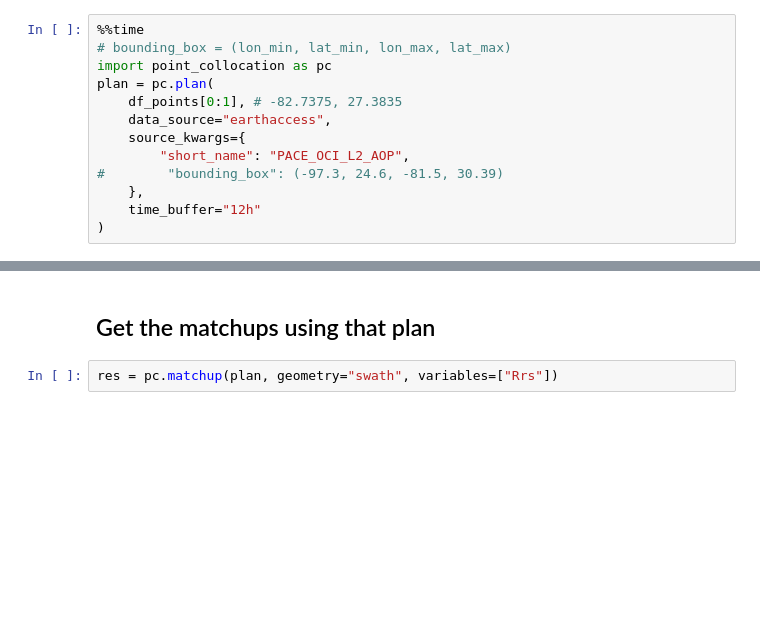
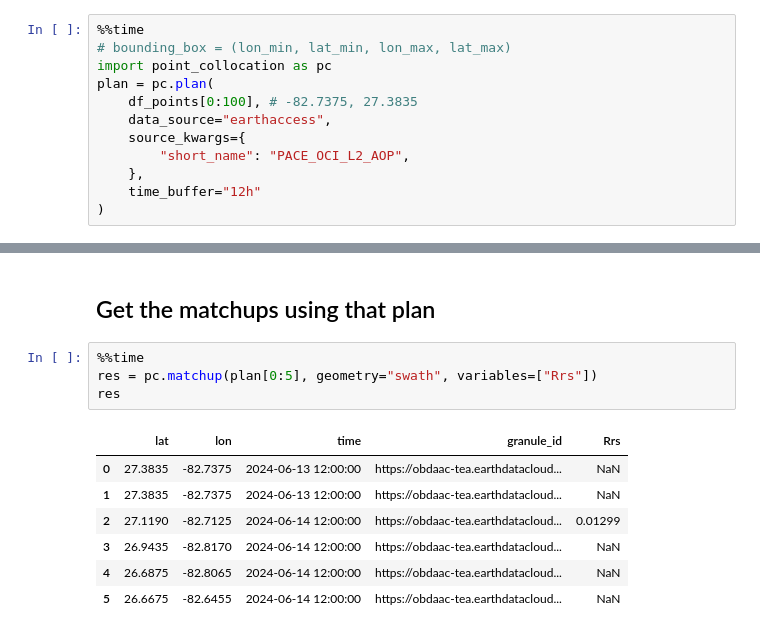
Before and after one commit to fish-pace/point-collocation, a Jupyter notebook: examples/l2_examples.ipynb, the cells around one changed output, grey strips where cells are left out. Drawn from its saved outputs; the diff is of its cells as text; blank space fills up the shorter version.

```diff
--- a/examples/l2_examples.ipynb
+++ b/examples/l2_examples.ipynb
@@ -166,11 +163,10 @@ np.float64(-97.243)
 # bounding_box = (lon_min, lat_min, lon_max, lat_max)
 import point_collocation as pc
 plan = pc.plan(
-    df_points[0:1], # -82.7375, 27.3835
+    df_points[0:100], # -82.7375, 27.3835
     data_source="earthaccess",
     source_kwargs={
         "short_name": "PACE_OCI_L2_AOP",
-#        "bounding_box": (-97.3, 24.6, -81.5, 30.39)
     },
     time_buffer="12h"
 )
@@ -202,5 +229,15 @@ Variables  : []
 # %% [markdown]
 ## Get the matchups using that plan
 # %%
-res = pc.matchup(plan, geometry="swath", variables=["Rrs"])
+%%time
+res = pc.matchup(plan[0:5], geometry="swath", variables=["Rrs"])
+res
+# %% [output]
+|  | lat | lon | time | granule_id | Rrs |
+| 0 | 27.3835 | -82.7375 | 2024-06-13 12:00:00 | https://obdaac-tea.earthdatacloud... | NaN |
+| 1 | 27.3835 | -82.7375 | 2024-06-13 12:00:00 | https://obdaac-tea.earthdatacloud... | NaN |
+| 2 | 27.1190 | -82.7125 | 2024-06-14 12:00:00 | https://obdaac-tea.earthdatacloud... | 0.01299 |
+| 3 | 26.9435 | -82.8170 | 2024-06-14 12:00:00 | https://obdaac-tea.earthdatacloud... | NaN |
+| 4 | 26.6875 | -82.8065 | 2024-06-14 12:00:00 | https://obdaac-tea.earthdatacloud... | NaN |
+| 5 | 26.6675 | -82.6455 | 2024-06-14 12:00:00 | https://obdaac-tea.earthdatacloud... | NaN |
 # %%
```
Also changed, not shown: parts of 12 cells of this notebook, 1 other file.
